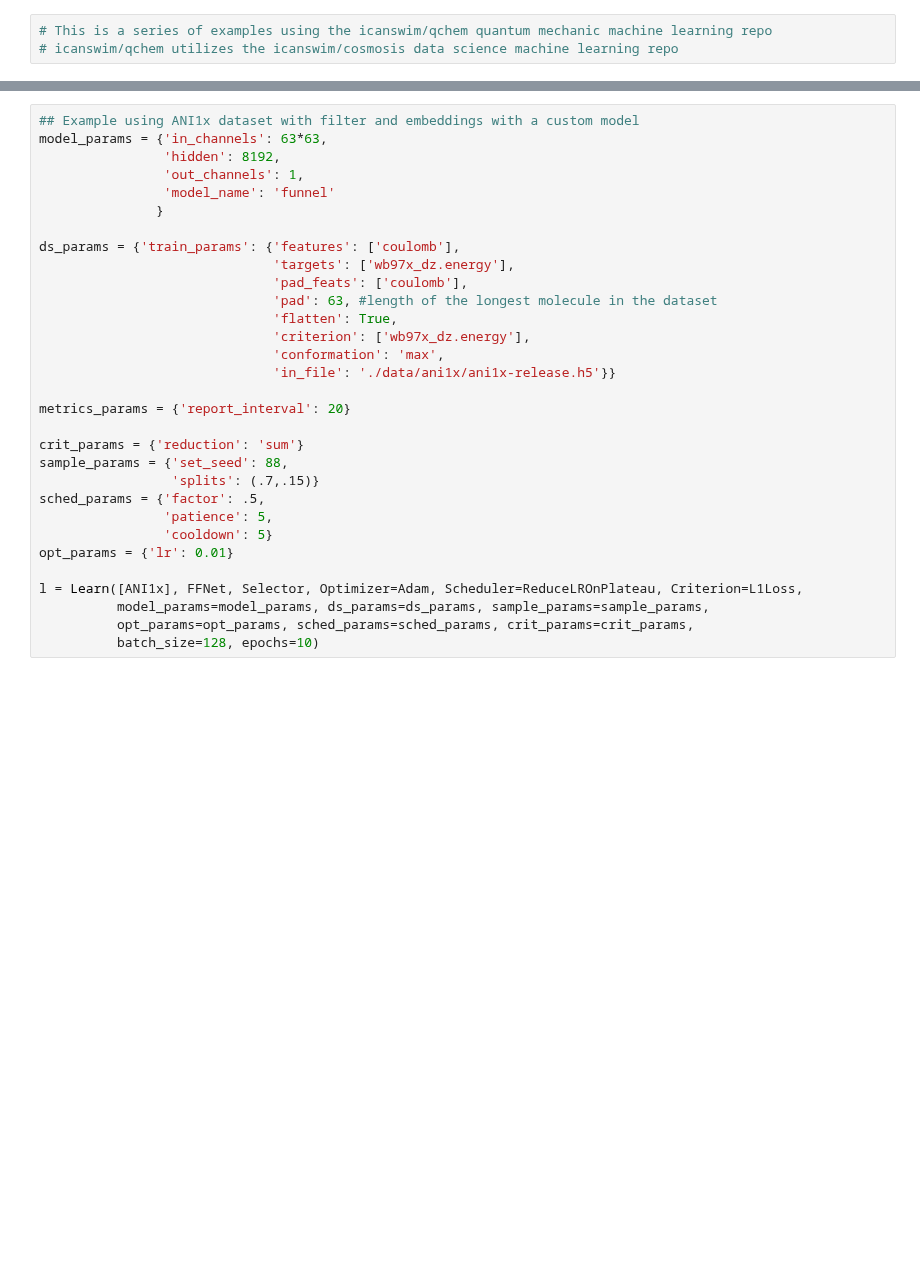
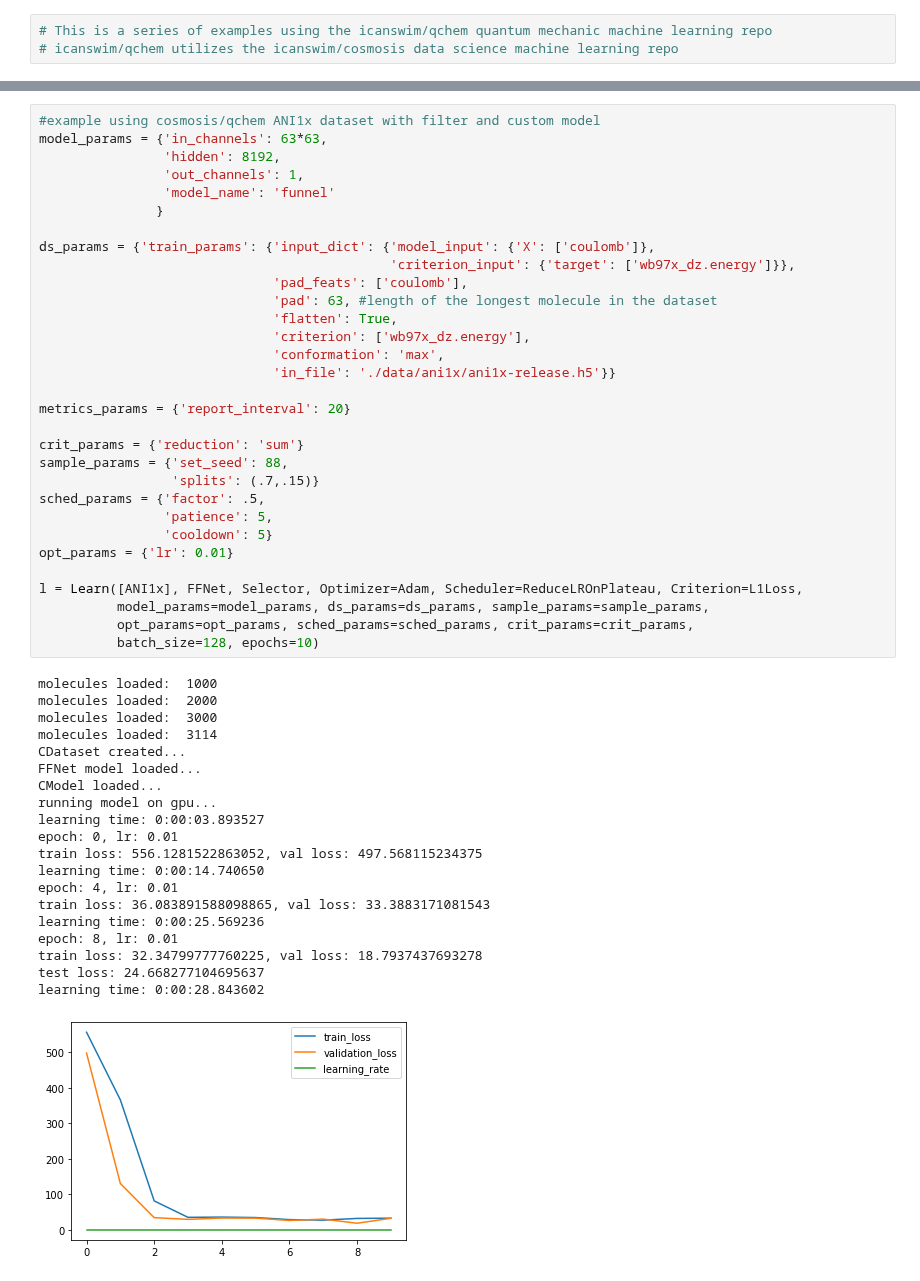
Before and after one commit to icanswim/qchem, a Jupyter notebook: experiment.ipynb, the cells around one changed output, grey strips where cells are left out. Drawn from its saved outputs; the diff is of its cells as text; blank space fills up the shorter version.

```diff
--- a/experiment.ipynb
+++ b/experiment.ipynb
@@ -342,31 +516,52 @@ l = Learn([QM7X], FFNet, Selector,
 # %%
-## Example using ANI1x dataset with filter and embeddings with a custom model
+#example using cosmosis/qchem ANI1x dataset with filter and custom model
 model_params = {'in_channels': 63*63,
                 'hidden': 8192,
                 'out_channels': 1,
                 'model_name': 'funnel'
                }
 
-ds_params = {'train_params': {'features': ['coulomb'],
-                              'targets': ['wb97x_dz.energy'],
+ds_params = {'train_params': {'input_dict': {'model_input': {'X': ['coulomb']},
+                                             'criterion_input': {'target': ['wb97x_dz.energy']}},
                               'pad_feats': ['coulomb'],
                               'pad': 63, #length of the longest molecule in the dataset
                               'flatten': True,
                               'criterion': ['wb97x_dz.energy'],
                               'conformation': 'max',
                               'in_file': './data/ani1x/ani1x-release.h5'}}
 
 metrics_params = {'report_interval': 20}
 
 crit_params = {'reduction': 'sum'}
 sample_params = {'set_seed': 88,
                  'splits': (.7,.15)}
 sched_params = {'factor': .5,
                 'patience': 5,
                 'cooldown': 5}
 opt_params = {'lr': 0.01}
 
 l = Learn([ANI1x], FFNet, Selector, Optimizer=Adam, Scheduler=ReduceLROnPlateau, Criterion=L1Loss,
           model_params=model_params, ds_params=ds_params, sample_params=sample_params,
           opt_params=opt_params, sched_params=sched_params, crit_params=crit_params,
           batch_size=128, epochs=10)
+# %% [output]
+molecules loaded:  1000
+molecules loaded:  2000
+molecules loaded:  3000
+molecules loaded:  3114
+CDataset created...
+FFNet model loaded...
+CModel loaded...
+running model on gpu...
+learning time: 0:00:03.893527
+epoch: 0, lr: 0.01
+train loss: 556.1281522863052, val loss: 497.568115234375
+learning time: 0:00:14.740650
+epoch: 4, lr: 0.01
+train loss: 36.083891588098865, val loss: 33.3883171081543
+learning time: 0:00:25.569236
+epoch: 8, lr: 0.01
+train loss: 32.34799777760225, val loss: 18.7937437693278
+test loss: 24.668277104695637
+learning time: 0:00:28.843602
+[figure, added]
```
Also changed, not shown: parts of 12 cells of this notebook, 1 other file.
